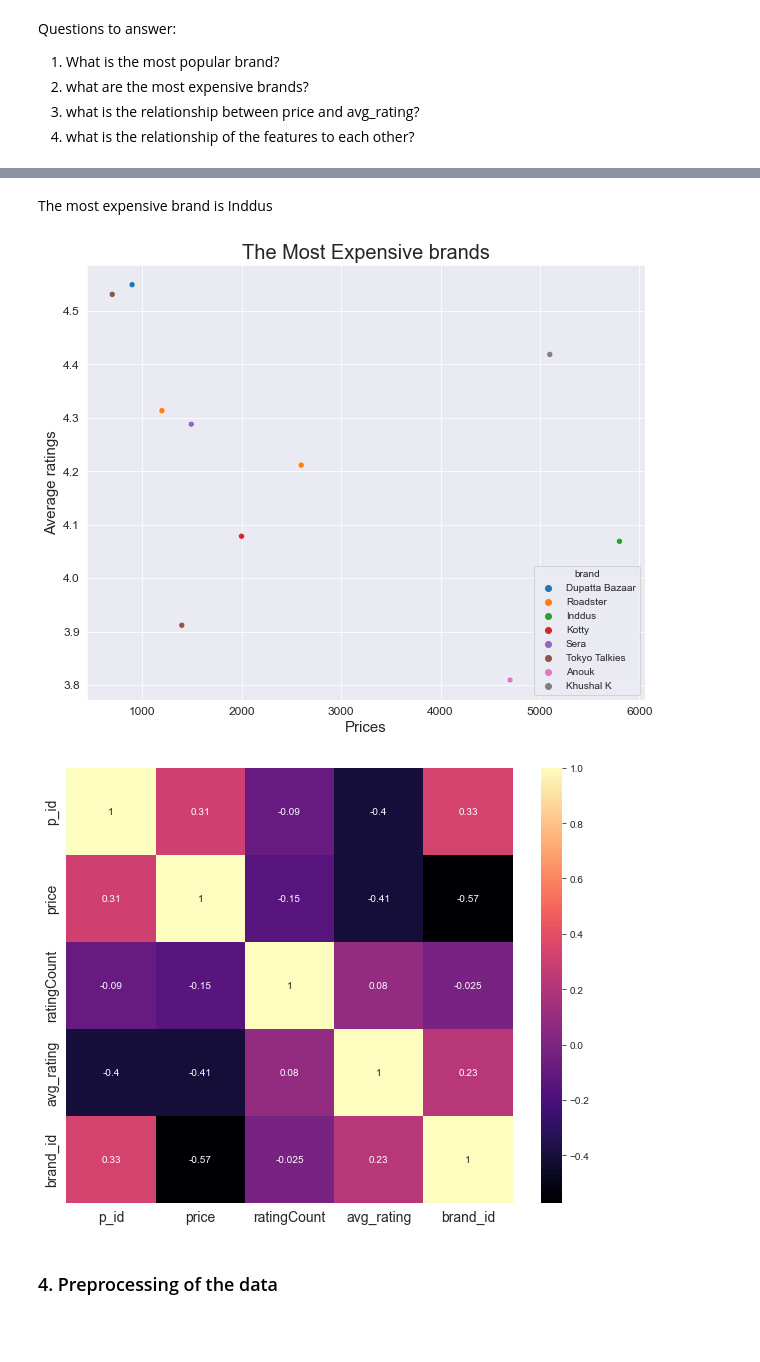
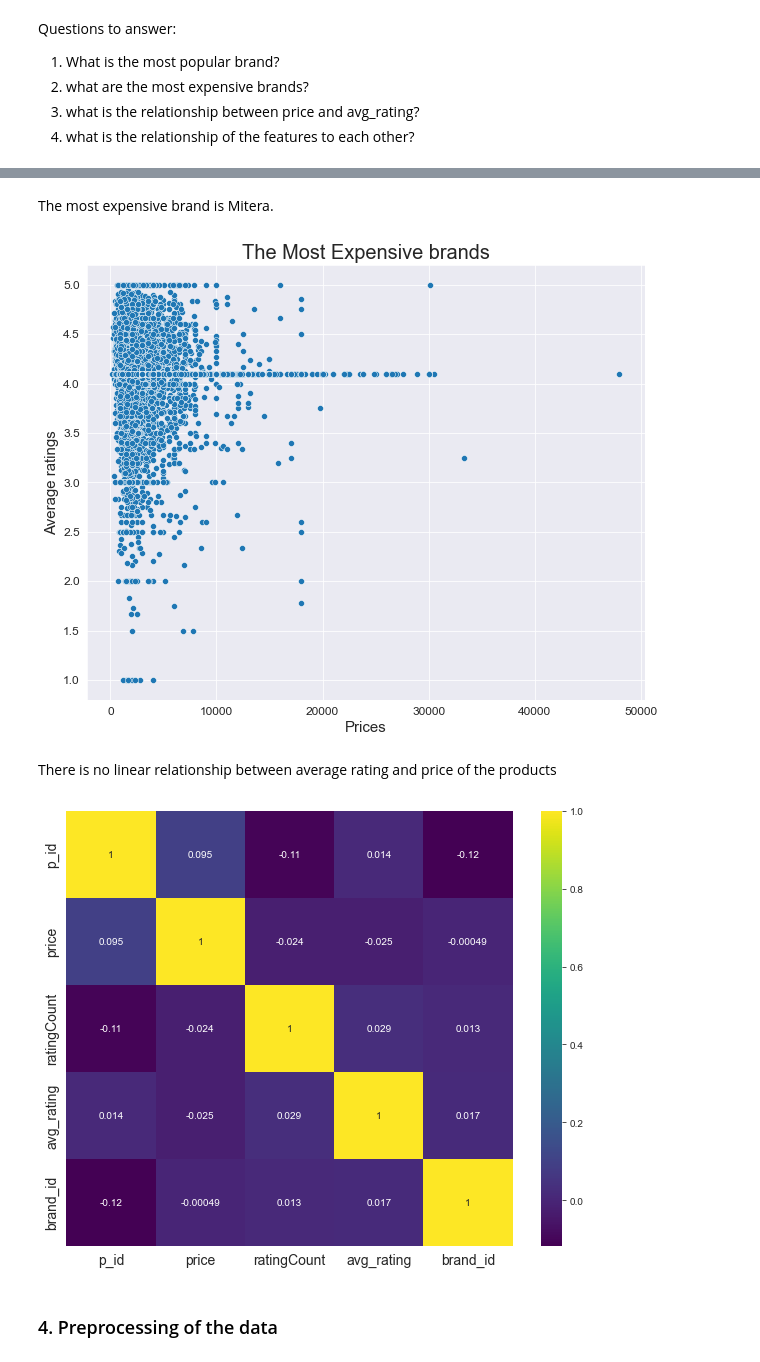
Before and after one commit to oscar066/fashion_Analysis_ML-Pyspark, a Jupyter notebook: index.ipynb, the cells around one changed output, grey strips where cells are left out. Saved outputs shown, nothing was run; the diff lists cells and outputs as text; code cells hidden in the pictures; blank space fills up the shorter version.

```diff
--- a/index.ipynb
+++ b/index.ipynb
@@ -164,2 +218,20 @@ frame
 # %% [markdown]
 The dataframe does not contain any missing values
+# %%
+# Dealing with missing data
+# Replace the missing values with 0
+main_df['p_id'] = main_df['p_id'].fillna(0)
+main_df['brand_id'] = main_df['brand_id'].fillna(0)
+
+# Replace the missing values with the mean
+main_df['price'] = main_df['price'].fillna(main_df['price'].mean())
+main_df['ratingCount'] = main_df['ratingCount'].fillna(main_df['ratingCount'].mean())
+main_df['avg_rating'] = main_df['avg_rating'].fillna(main_df['avg_rating'].mean())
+
+# Replace the missing values with a descriptive string "Missing"
+main_df['name'] = main_df['name'].fillna('Missing')
+main_df['brand'] = main_df['brand'].fillna('Missing')
+main_df['colour'] = main_df['colour'].fillna('Missing')
+main_df['description'] = main_df['description'].fillna('Missing')
+main_df['brand_name'] = main_df['brand_name'].fillna('Missing')
+main_df['p_attributes'] = main_df['p_attributes'].fillna('Missing')
@@ -175,0 +280,3 @@ no duplicated data
+# %%
+# Dealing with duplicated data
+main_df.drop_duplicates(keep='first',inplace=True)
@@ -251,9 +377,9 @@ plt.show()
 # %% [markdown]
-The most expensive brand is Inddus
+The most expensive brand is Mitera.
 # %%
 # what is the relationship between price and avg_rating
 plt.figure(figsize=(10,8))
-sns.scatterplot(data=main_df, x='price', y='avg_rating', hue='brand')
+sns.scatterplot(data=main_df, x='price', y='avg_rating',palette='magma')
 plt.title("The Most Expensive brands",fontsize=20)
 plt.xlabel("Prices",fontsize=15)
 plt.ylabel("Average ratings",fontsize=15)
@@ -261,19 +387,21 @@ plt.xticks(rotation=0,fontsize=12)
 plt.yticks(fontsize=12)
 plt.show()
 # %% [output]
-[figure, old version]
+[figure, new version]
+# %% [markdown]
+There is no linear relationship between average rating and price of the products
 # %%
 # what is the relationship of the features to each other?
 # plotting a heatmap
 fig , ax = plt.subplots(figsize=(10,8))
-sns.heatmap(main_df.corr(),annot=True,ax=ax, cmap='magma')
+sns.heatmap(main_df.corr(),annot=True,ax=ax, cmap='viridis')
 
 plt.title("")
 plt.xticks(fontsize=14)
 plt.yticks(fontsize=14)
 plt.show()
 # %% [output]
-[figure, old version]
+[figure, new version]
 # %% [markdown]
 ### 4. Preprocessing of the data
 # %%
```
Also changed, not shown: parts of 39 cells of this notebook, 38 other files.
